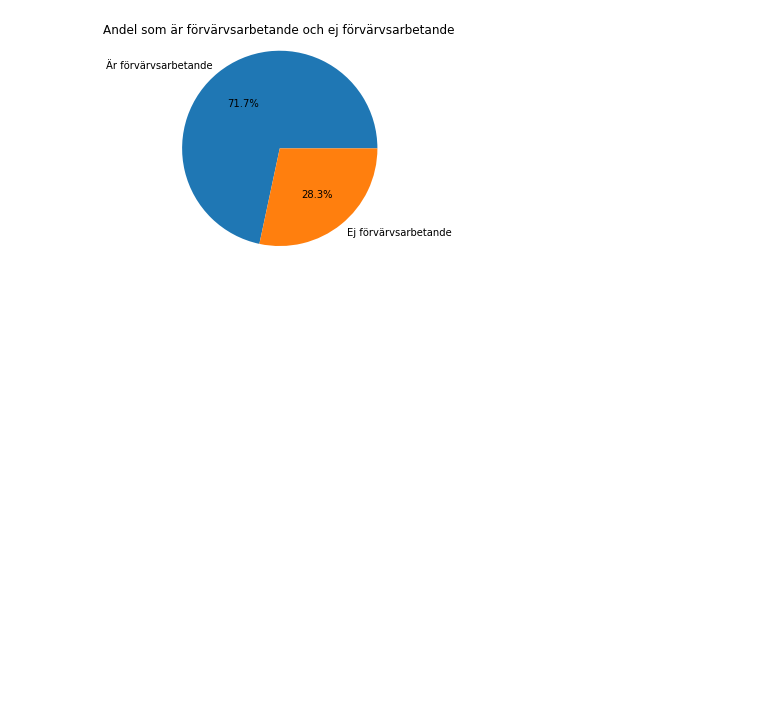
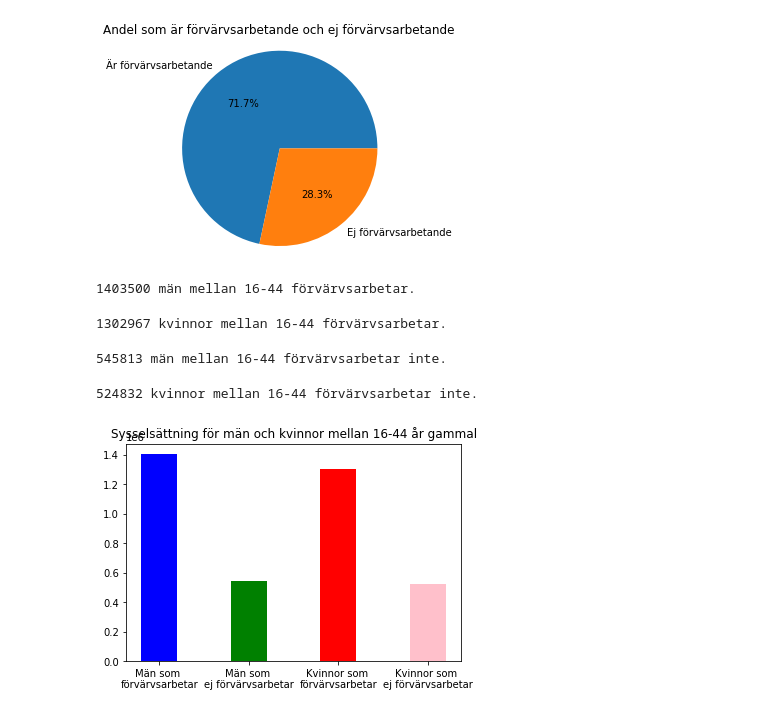
Before and after one commit to axeljornulf/axel_jornulf_te19d, a Jupyter notebook: pandas/pandashafte.ipynb, the cells around one changed output. Saved outputs shown, nothing was run; the diff lists cells and outputs as text; code cells hidden in the pictures; blank space fills up the shorter version.

```diff
--- a/pandas/pandashafte.ipynb
+++ b/pandas/pandashafte.ipynb
@@ -78,3 +78,77 @@ plt.axis('equal')
 plt.show()
 # %% [output]
 [figure]
+# %%
+#Uppgift 2 a)
+
+import pandas as pd
+
+df = pd.read_csv('sysselsattning.csv', header=1)
+
+men = df.query('sysselsättning == "förvärvsarbetande" and kön == "män"')['2019'].sum()
+
+print("{} män mellan 16-44 förvärvsarbetar.".format(men))
+# %% [output]
+1403500 män mellan 16-44 förvärvsarbetar.
+# %%
+#Uppgift 2 b)
+
+import pandas as pd
+
+df = pd.read_csv('sysselsattning.csv', header=1)
+
+kvinnor = df.query('sysselsättning == "förvärvsarbetande" and kön == "kvinnor"')['2019'].sum()
+
+print("{} kvinnor mellan 16-44 förvärvsarbetar.".format(kvinnor))
+# %% [output]
+1302967 kvinnor mellan 16-44 förvärvsarbetar.
+# %%
+#Uppgift 2 c)
+
+import pandas as pd
+
+df = pd.read_csv('sysselsattning.csv', header=1)
+
+ejJobbar = df.query('sysselsättning == "ej förvärvsarbetande" and kön == "män"')['2019'].sum()
+
+print("{} män mellan 16-44 förvärvsarbetar inte.".format(ejJobbar))
+# %% [output]
+545813 män mellan 16-44 förvärvsarbetar inte.
+# %%
+#Uppgift 2 d)
+
+import pandas as pd
+
+df = pd.read_csv('sysselsattning.csv', header=1)
+
+ejJobbar = df.query('sysselsättning == "ej förvärvsarbetande" and kön == "kvinnor"')['2019'].sum()
+
+print("{} kvinnor mellan 16-44 förvärvsarbetar inte.".format(ejJobbar))
+# %% [output]
+524832 kvinnor mellan 16-44 förvärvsarbetar inte.
+# %%
+#Uppgift 2 e)
+
+import pandas as pd
+import matplotlib.pyplot as plt
+
+arbete = []
+labels = "Män som \nförvärvsarbetar", "Män som \nej förvärvsarbetar", "Kvinnor som \nförvärvsarbetar", "Kvinnor som \nej förvärvsarbetar"
+
+df = pd.read_csv('sysselsattning.csv', header=1)
+
+mänJobbar = df.query('sysselsättning == "förvärvsarbetande" and kön == "män"')['2019'].sum()
+mänEjJobbar = df.query('sysselsättning == "ej förvärvsarbetande" and kön == "män"')['2019'].sum()
+kvinnorJobbar = df.query('sysselsättning == "förvärvsarbetande" and kön == "kvinnor"')['2019'].sum()
+kvinnorEjJobbar = df.query('sysselsättning == "ej förvärvsarbetande" and kön == "kvinnor"')['2019'].sum()
+
+arbete.append(mänJobbar)
+arbete.append(mänEjJobbar)
+arbete.append(kvinnorJobbar)
+arbete.append(kvinnorEjJobbar)
+
+plt.bar(labels, arbete, width=.4, color = ["blue", "green", "red", "pink"])
+plt.title("Sysselsättning för män och kvinnor mellan 16-44 år gammal")
+plt.show()
+# %% [output]
+[figure, added]
```
Also changed, not shown: parts of 1 cell of this notebook, 1 other file.
